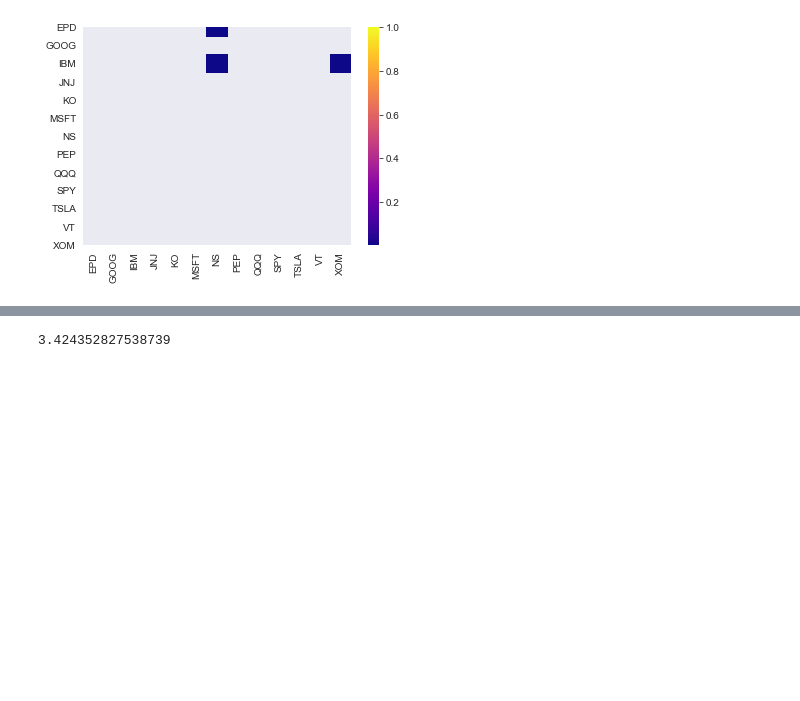
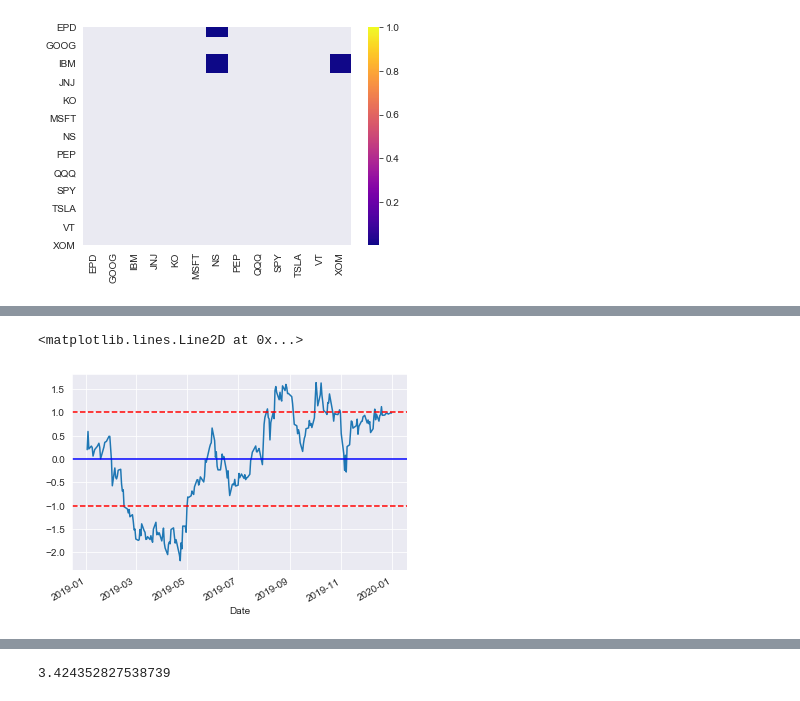
Before and after one commit to JohnRMcK/Pairs-Trading-Project, a Jupyter notebook: Project Draft.ipynb, the cells around one changed output, grey strips where cells are left out. Saved outputs shown, nothing was run; the diff lists cells and outputs as text; code cells hidden in the pictures; blank space fills up the shorter version.

```diff
--- a/Project Draft.ipynb
+++ b/Project Draft.ipynb
@@ -209,0 +278,14 @@ return_SPY.plot()
+# %%
+#Trading Strat
+spread = data['EPD'] - data['XOM']
+
+def zscore(stocks):
+    return(stocks - stocks.mean())/np.std(stocks)
+
+zscore(spread).plot()
+plt.axhline(zscore(spread).mean(), c = 'b')
+plt.axhline(1.0, c = 'red', ls = '--')
+plt.axhline(-1.0, c = 'red', ls = '--')
+# %% [output]
+<matplotlib.lines.Line2D at 0x...>
+[figure, added]
```
Also changed, not shown: parts of 24 cells of this notebook.
